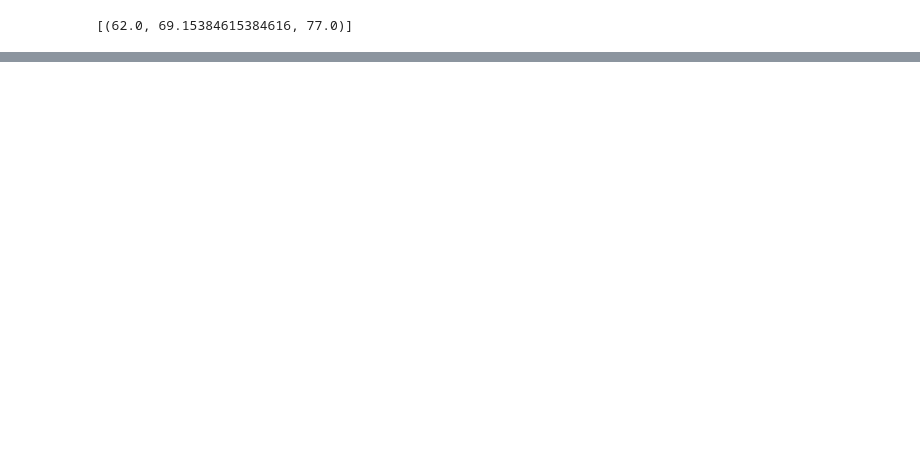
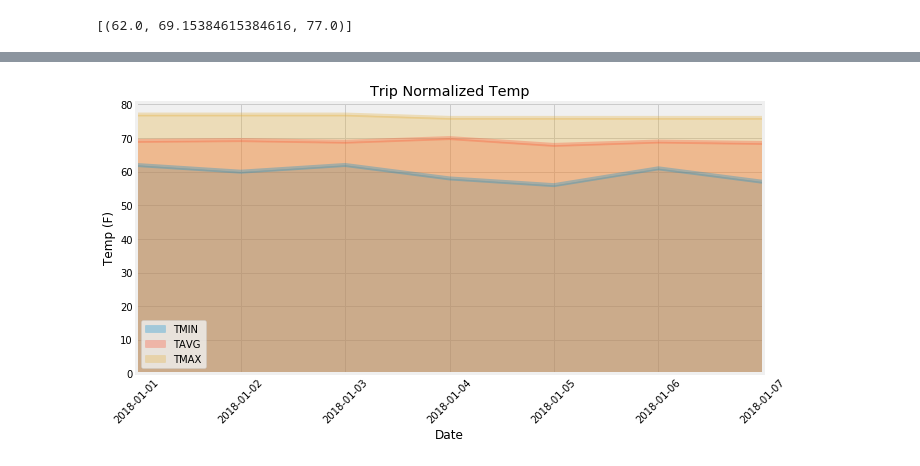
Before and after one commit to gsolohy/sqlalchemy-challenge, a Jupyter notebook: climate_starter.ipynb, the cells around one changed output, grey strips where cells are left out. Drawn from its saved outputs; the diff is of its cells as text; code cells hidden in the pictures; blank space fills up the shorter version.

Commit message:
readme edit, image edit

```diff
--- a/climate_starter.ipynb
+++ b/climate_starter.ipynb
@@ -301,10 +334,17 @@ daily_normals("01-01")
 # push each tuple of calculations into a list called `normals`
 
 # Set the start and end date of the trip
-
 # Use the start and end date to create a range of dates
+true_dates = pd.date_range(dt.date(2018, 1, 1),dt.date(2018, 1, 7)).strftime("%Y-%m-%d").tolist()
+print(true_dates)
+# (i.e., use "2017-01-01" if your trip start date was "2018-01-01").
+start_dt = dt.date(2018, 1, 1) - dt.timedelta(days=365)
+end_dt = dt.date(2018, 1, 7) - dt.timedelta(days=365)
 
 # Stip off the year and save a list of %m-%d strings
-
+dt_range = pd.date_range(start_dt,end_dt).strftime("%m-%d").tolist()
+print(dt_range)
 # Loop through the list of %m-%d strings and calculate the normals for each date
+norms_trips = [daily_normals(norms)[0] for norms in dt_range]
+print(norms_trips)
 # %% [output]
@@ -332,0 +354,4 @@ daily_normals("01-01")
+# %%
+df_dt_range = pd.DataFrame(norms_trips, index=true_dates,columns=['TMIN','TAVG','TMAX'])
+df_dt_range.index.name = 'Date'
+df_dt_range
@@ -332,0 +368,10 @@ daily_normals("01-01")
+# %%
+df_dt_range.plot(kind='area',stacked=False,alpha=0.3,rot=45,
+                title='Trip Normalized Temp',figsize=(10,5))
+
+plt.xticks(ha='center')
+plt.ylabel('Temp (F)')
+plt.savefig('Images/Plot04_Trip_Temp_Norm.png')
+plt.show()
+# %% [output]
+[figure, added]
```
Also changed, not shown: parts of 11 cells of this notebook, 2 other files.
